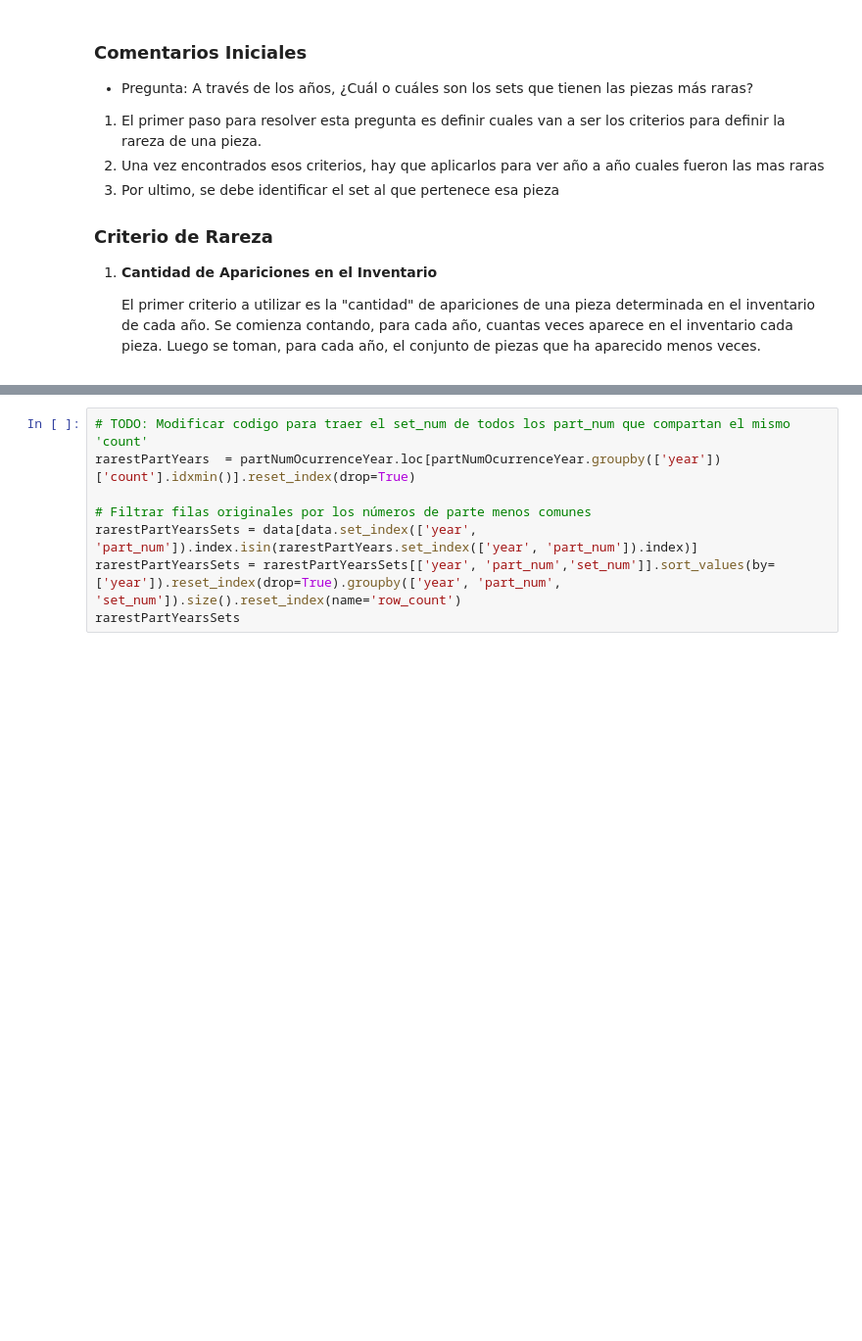
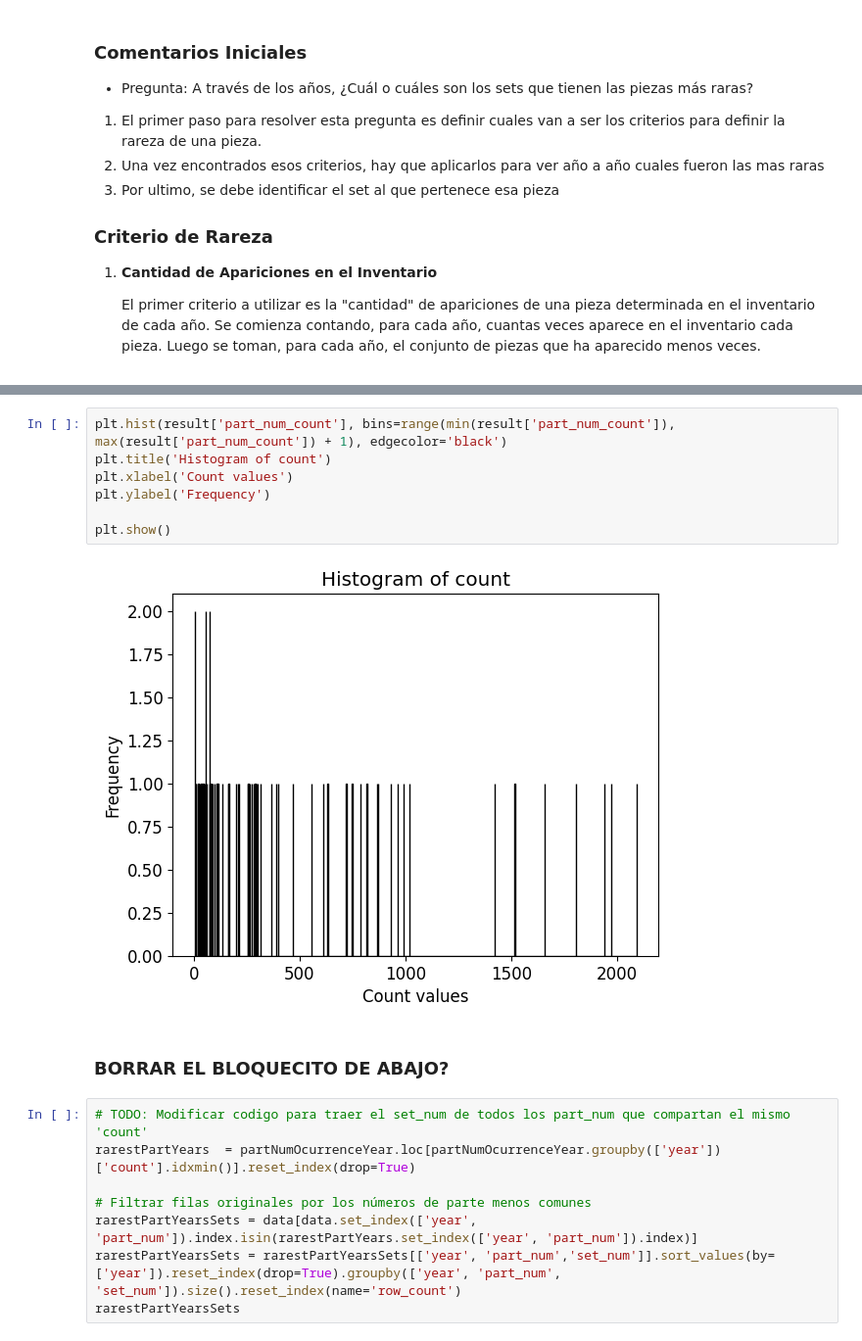
Before and after one commit to matias-herreros/ADD_Lego, a Jupyter notebook: EDA.ipynb, the cells around one changed output, grey strips where cells are left out. Shown at 98% size. Saved outputs shown, nothing was run; the diff lists cells and outputs as text; blank space fills up the shorter version.

Commit message:
Added histograms to show the distribution of the wierdness parameter

```diff
--- a/EDA.ipynb
+++ b/EDA.ipynb
@@ -734,3 +731,14 @@ Promedio de cantidad de apariciones de los 'part_num' con menores apariciones en
+# %%
+plt.hist(result['part_num_count'], bins=range(min(result['part_num_count']), max(result['part_num_count']) + 1), edgecolor='black')
+plt.title('Histogram of count')
+plt.xlabel('Count values')
+plt.ylabel('Frequency')
+
+plt.show()
+# %% [output]
+[figure, added]
+# %% [markdown]
+### BORRAR EL BLOQUECITO DE ABAJO?
 # %%
 # TODO: Modificar codigo para traer el set_num de todos los part_num que compartan el mismo 'count'
 rarestPartYears  = partNumOcurrenceYear.loc[partNumOcurrenceYear.groupby(['year'])['count'].idxmin()].reset_index(drop=True)
```
Also changed, not shown: parts of 6 cells of this notebook.
